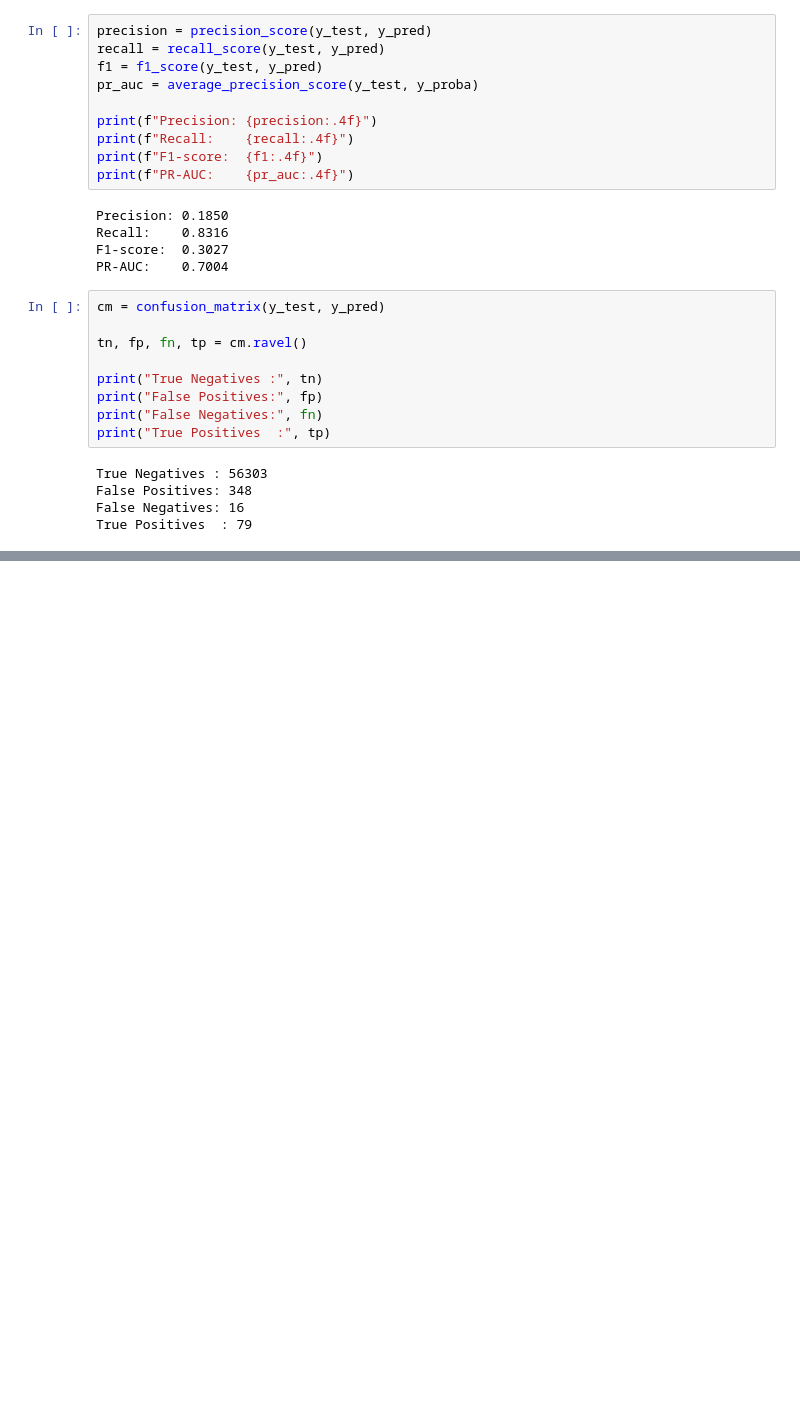
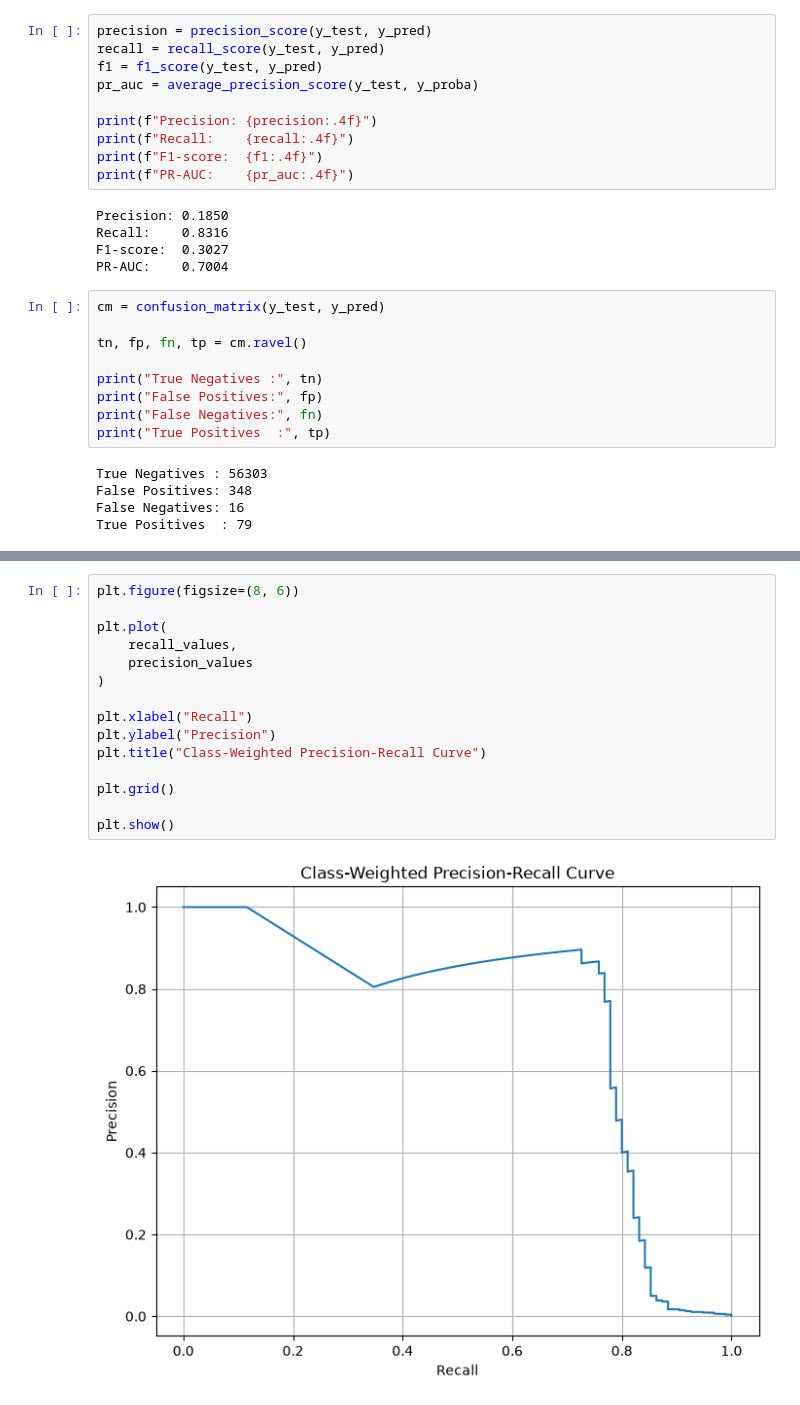
Before and after one commit to Fenet-Ab/card-fraud-detection, a Jupyter notebook: notebooks/05_class_weight.ipynb, the cells around one changed output, grey strips where cells are left out. Cells and saved outputs as stored; diff of their text form; blank space fills up the shorter version.

```diff
--- a/notebooks/05_class_weight.ipynb
+++ b/notebooks/05_class_weight.ipynb
@@ -140,0 +165,17 @@ True Positives  : 79
+# %%
+plt.figure(figsize=(8, 6))
+
+plt.plot(
+    recall_values,
+    precision_values
+)
+
+plt.xlabel("Recall")
+plt.ylabel("Precision")
+plt.title("Class-Weighted Precision-Recall Curve")
+
+plt.grid()
+
+plt.show()
+# %% [output]
+[figure, added]
```
Also changed, not shown: parts of 2 cells of this notebook.
